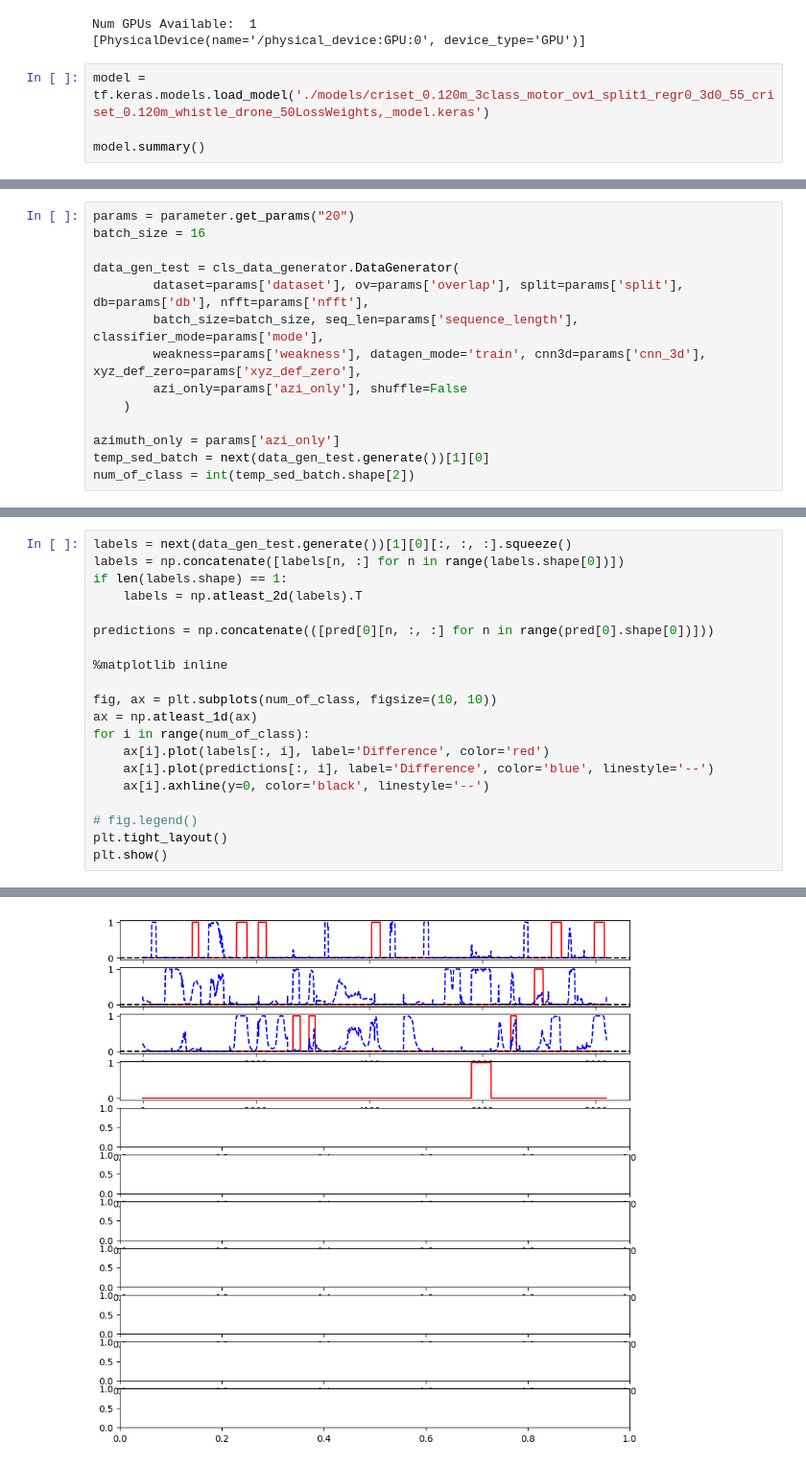
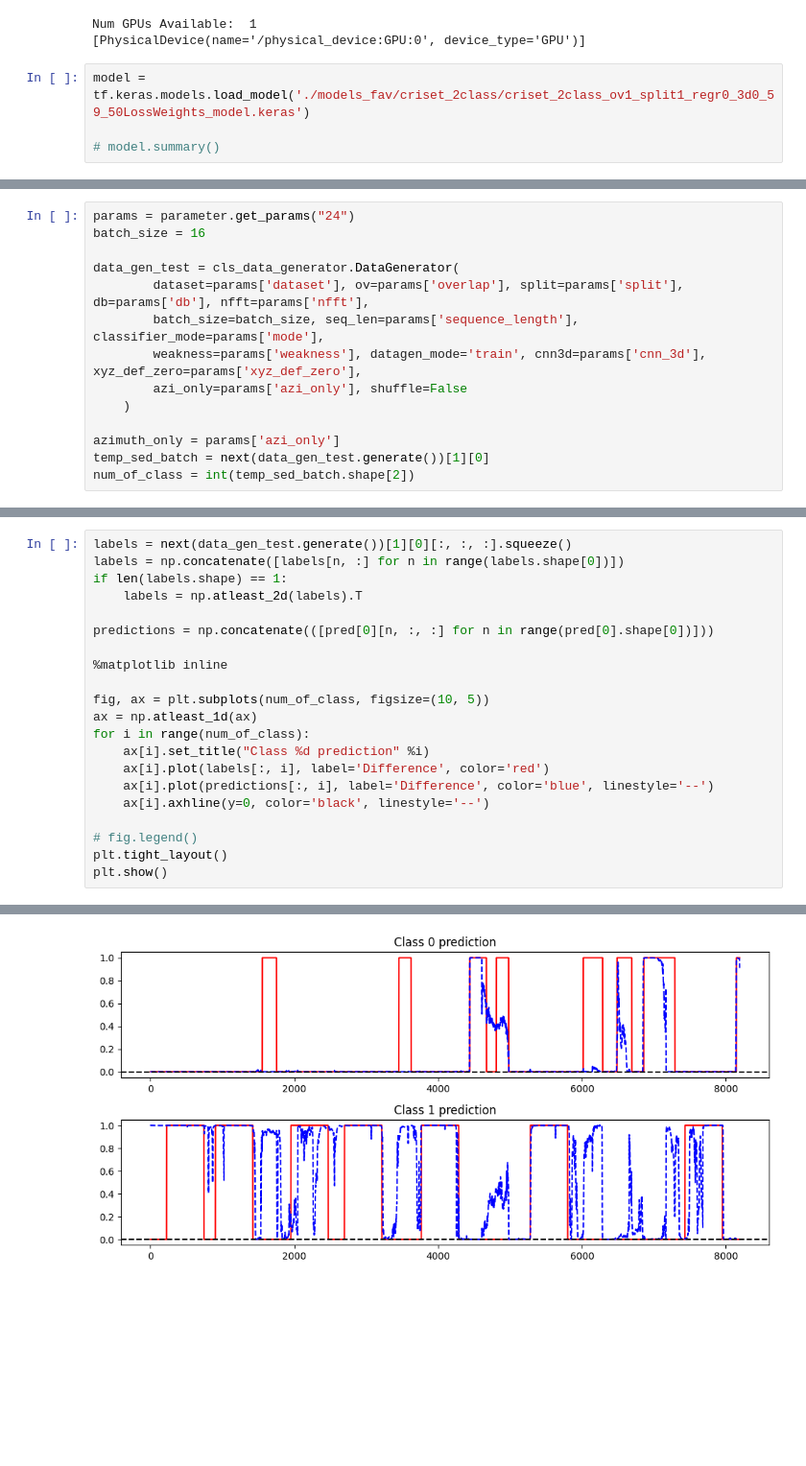
Before and after one commit to izzan-alfian/SELD-quadcopter, a Jupyter notebook: run_model.ipynb, the cells around one changed output, grey strips where cells are left out. Shown at 96% size. Cells and saved outputs as stored; diff of their text form; blank space fills up the shorter version.

```diff
--- a/run_model.ipynb
+++ b/run_model.ipynb
@@ -29,7 +29,7 @@ print(tf.config.experimental.list_physical_devices('GPU'))
 Num GPUs Available:  1
 [PhysicalDevice(name='/physical_device:GPU:0', device_type='GPU')]
 # %%
-model = tf.keras.models.load_model('./models/criset_0.120m_3class_motor_ov1_split1_regr0_3d0_55_criset_0.120m_whistle_drone_50LossWeights,_model.keras')
+model = tf.keras.models.load_model('./models_fav/criset_2class/criset_2class_ov1_split1_regr0_3d0_59_50LossWeights_model.keras')
 
-model.summary()
+# model.summary()
 # %% [output]
@@ -59,5 +37,5 @@ Model: "functional"
 # %%
-params = parameter.get_params("20")
+params = parameter.get_params("24")
 batch_size = 16
 
 data_gen_test = cls_data_generator.DataGenerator(
@@ -120,9 +96,10 @@ predictions = np.concatenate(([pred[0][n, :, :] for n in range(pred[0].shape[0])
 
 %matplotlib inline
 
-fig, ax = plt.subplots(num_of_class, figsize=(10, 10))
+fig, ax = plt.subplots(num_of_class, figsize=(10, 5))
 ax = np.atleast_1d(ax)
 for i in range(num_of_class):
+    ax[i].set_title("Class %d prediction" %i)
     ax[i].plot(labels[:, i], label='Difference', color='red')
     ax[i].plot(predictions[:, i], label='Difference', color='blue', linestyle='--')
     ax[i].axhline(y=0, color='black', linestyle='--')
@@ -135,4 +111,4 @@ IndexError: index 3 is out of bounds for axis 1 with size 3
-[figure, old version]
+[figure, new version]
 # %%
 doa_labels = next(data_gen_test.generate())[1][1][:, :, :]
 
```
Also changed, not shown: parts of 14 cells of this notebook, 46 other files.
